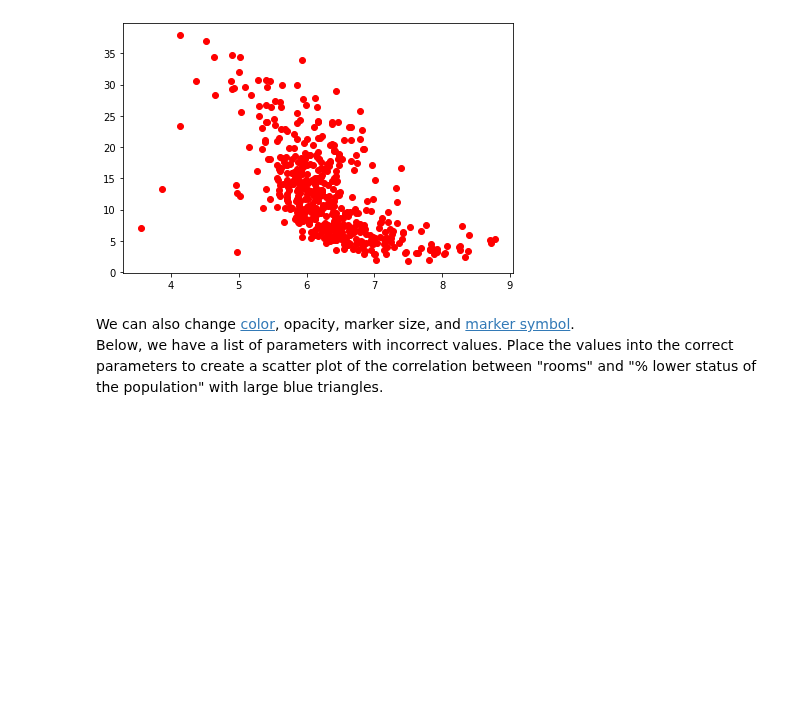
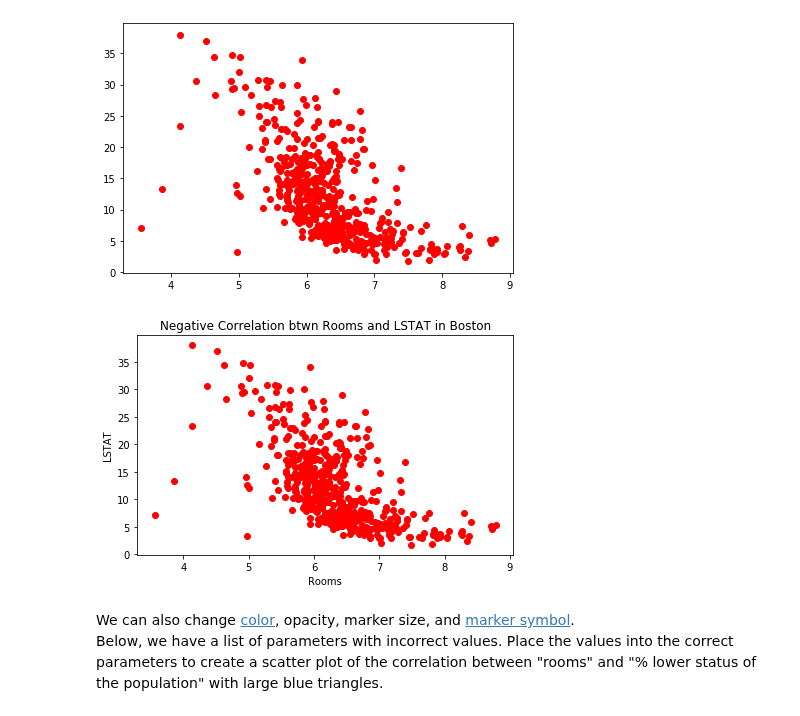
Before and after one commit to lecritch/data_viz_chi_sea_ds_051120, a Jupyter notebook: matplotlib.ipynb, the cells around one changed output. Drawn from its saved outputs; the diff is of its cells as text; code cells hidden in the pictures; blank space fills up the shorter version.

Commit message:
Add matplotlib solution with activities

```diff
--- a/matplotlib.ipynb
+++ b/matplotlib.ipynb
@@ -177,6 +177,17 @@ title = 'Negative Correlation btwn Rooms and LSTAT in Boston'
 plt.tight_layout()
 # %% [output]
 [figure]
+# %%
+#__SOLUTION__
+plt.scatter(boston_df.RM, boston_df.LSTAT, c='red')
+plt.xlabel('Rooms')
+plt.ylabel('LSTAT')
+plt.title('Negative Correlation btwn Rooms and LSTAT in Boston')
+
+
+plt.tight_layout()
+# %% [output]
+[figure, added]
 # %% [markdown]
 We can also change [color](https://matplotlib.org/3.1.0/gallery/color/named_colors.html), opacity, marker size, and [marker symbol](https://matplotlib.org/3.2.1/api/markers_api.html).
 Below, we have a list of parameters with incorrect values.  Place the values into the correct parameters to create a scatter plot of the correlation between "rooms" and "% lower status of the population" with large blue triangles.
```
Also changed, not shown: parts of 5 cells of this notebook.
